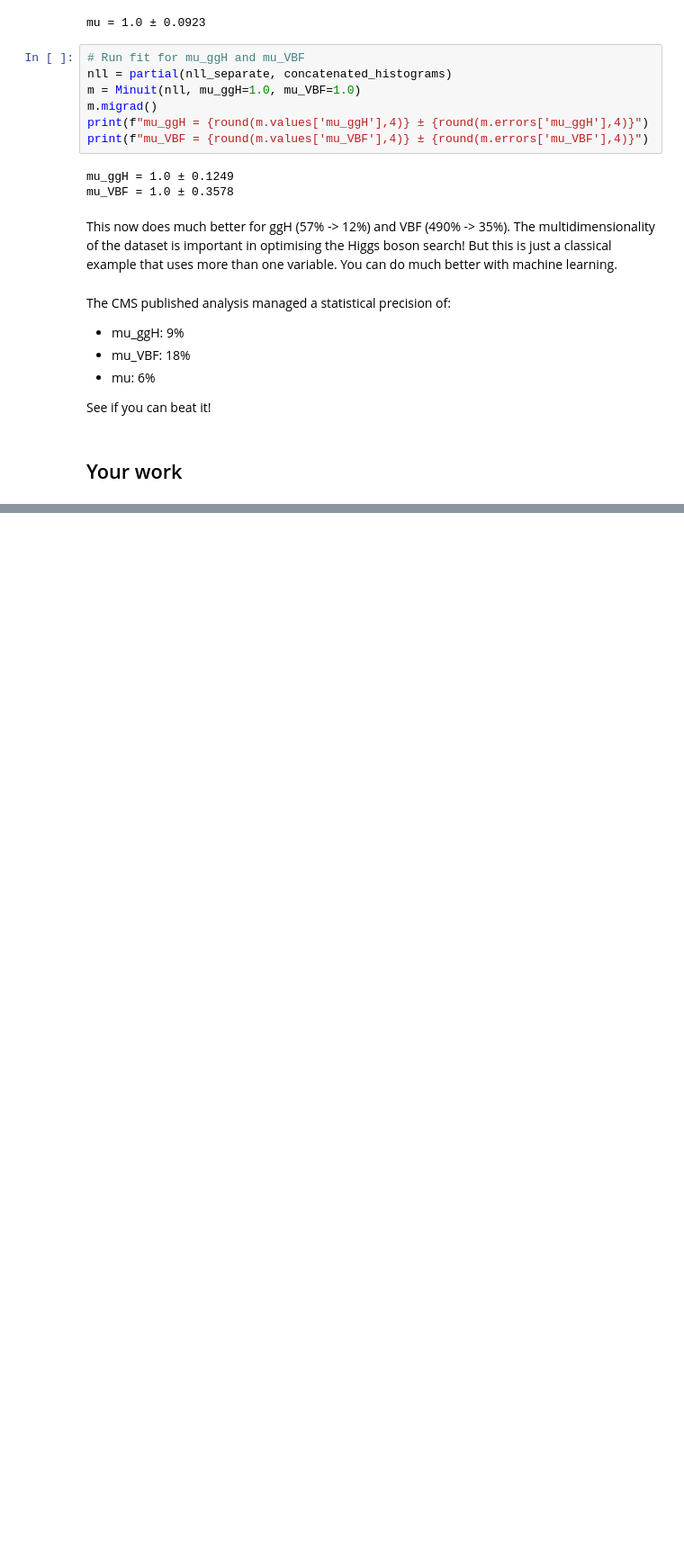
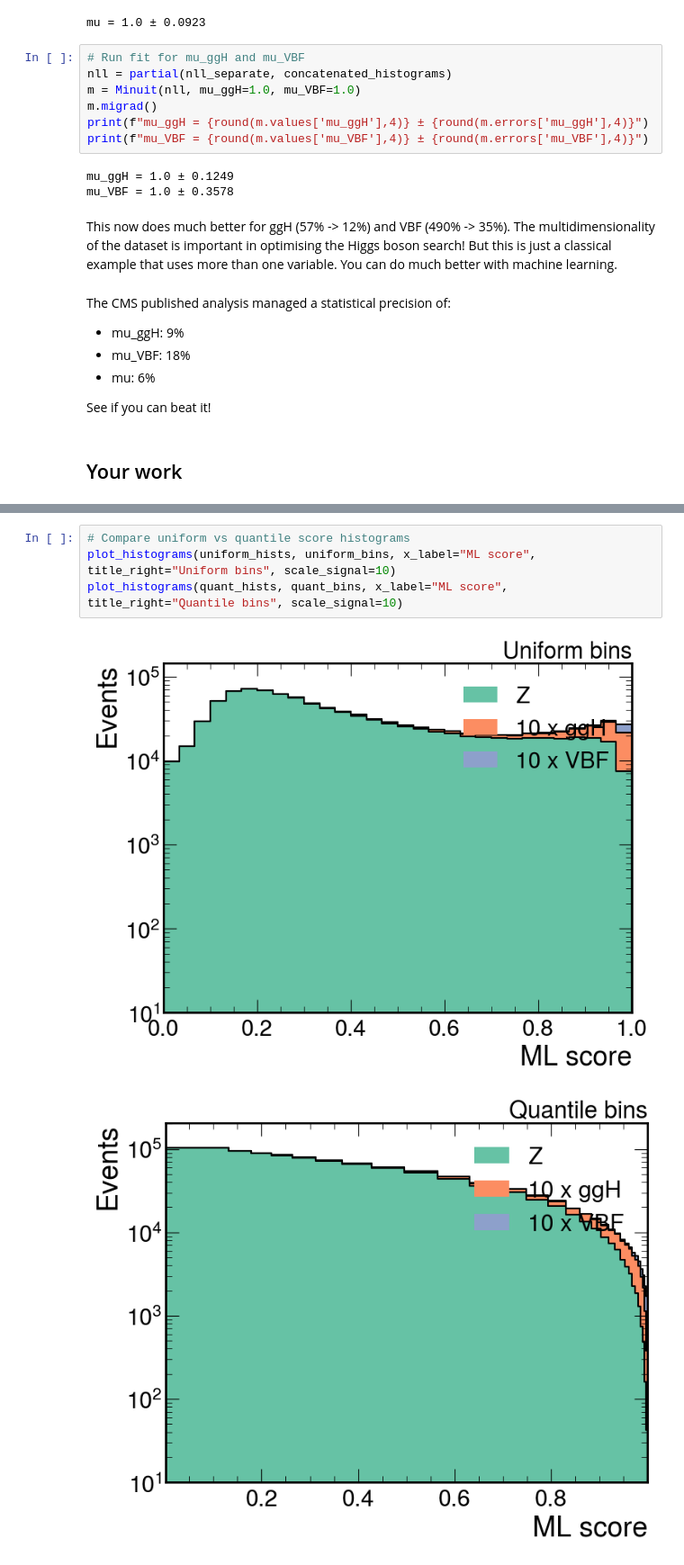
Before and after one commit to IlKoKaIl/Imperial-work, a Jupyter notebook: Applied Machine Learning/Assignments/A3/MResFindingTheHiggsAssignment.ipynb, the cells around one changed output, grey strips where cells are left out. Shown at 90% size. Cells and saved outputs as stored; diff of their text form; blank space fills up the shorter version.

```diff
--- a/Applied Machine Learning/Assignments/A3/MResFindingTheHiggsAssignment.ipynb
+++ b/Applied Machine Learning/Assignments/A3/MResFindingTheHiggsAssignment.ipynb
@@ -370,0 +737,7 @@ See if you can beat it!
+# %%
+# Compare uniform vs quantile score histograms
+plot_histograms(uniform_hists, uniform_bins, x_label="ML score", title_right="Uniform bins", scale_signal=10)
+plot_histograms(quant_hists, quant_bins, x_label="ML score", title_right="Quantile bins", scale_signal=10)
+# %% [output]
+[figure, added]
+[figure, added]
```
Also changed, not shown: parts of 29 cells of this notebook.
